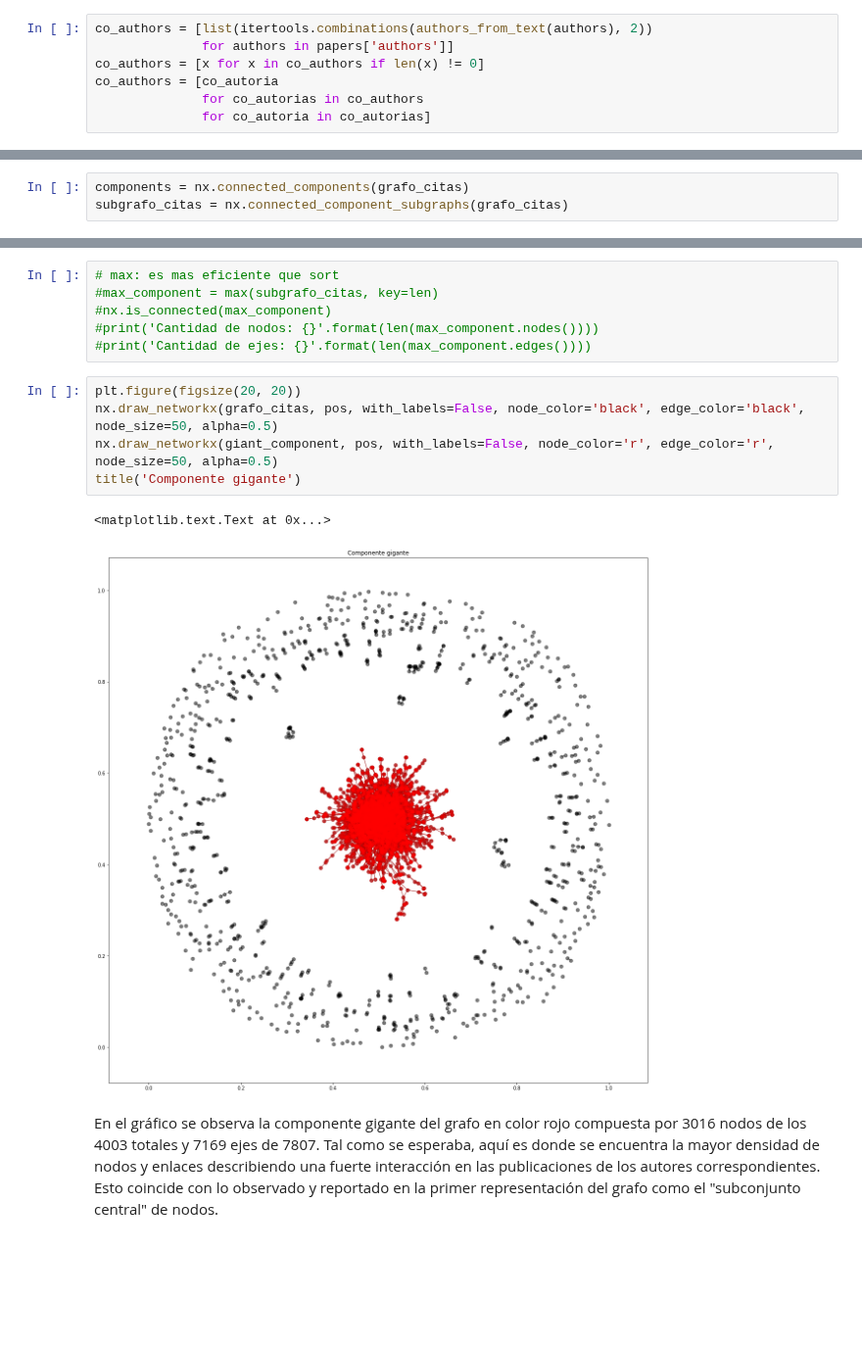
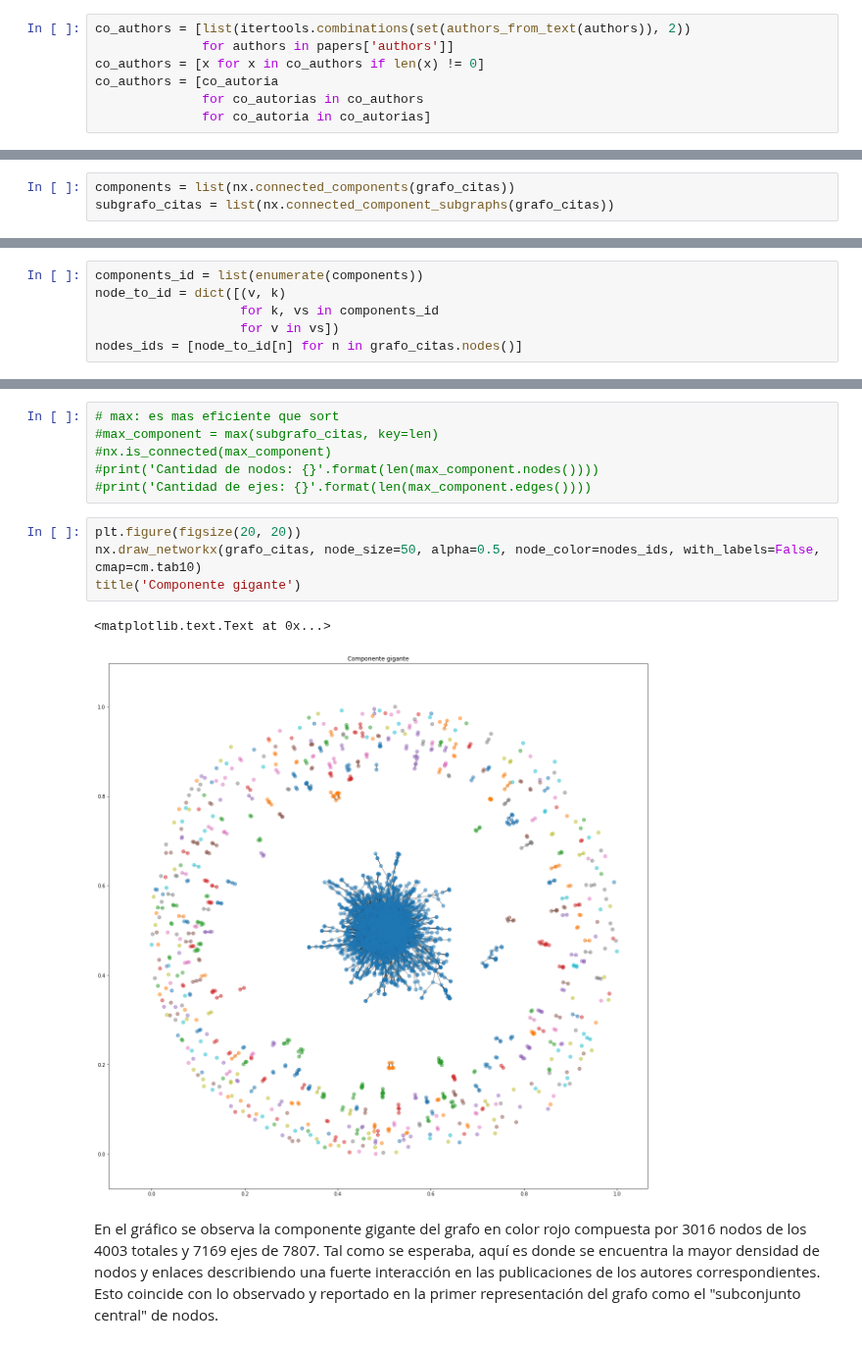
Before and after one commit to m2march/ciencia_datos, a Jupyter notebook: tp4/tp4.ipynb, the cells around one changed output, grey strips where cells are left out. Shown at 98% size. Drawn from its saved outputs; the diff is of its cells as text; blank space fills up the shorter version.

```diff
--- a/tp4/tp4.ipynb
+++ b/tp4/tp4.ipynb
@@ -117,7 +112,7 @@ authors = [author
 # %% [markdown]
 #### Extraemos las coautorías
 # %%
-co_authors = [list(itertools.combinations(authors_from_text(authors), 2))
+co_authors = [list(itertools.combinations(set(authors_from_text(authors)), 2))
               for authors in papers['authors']]
 co_authors = [x for x in co_authors if len(x) != 0]
 co_authors = [co_autoria
@@ -254,8 +246,8 @@ print('Cantidad de componentes conexas: {}'.format(nx.number_connected_component
 # %% [output]
 Cantidad de componentes conexas: 530
 # %%
-components = nx.connected_components(grafo_citas)
-subgrafo_citas = nx.connected_component_subgraphs(grafo_citas)
+components = list(nx.connected_components(grafo_citas))
+subgrafo_citas = list(nx.connected_component_subgraphs(grafo_citas))
 # %% [markdown]
 #### Componente gigante
 
@@ -272,3 +264,9 @@ Cantidad de ejes: 7169
+# %%
+components_id = list(enumerate(components))
+node_to_id = dict([(v, k)
+                   for k, vs in components_id
+                   for v in vs])
+nodes_ids = [node_to_id[n] for n in grafo_citas.nodes()]
 # %%
 nx.is_connected(giant_component)
 # %% [output]
@@ -281,11 +279,10 @@ True
 #print('Cantidad de ejes: {}'.format(len(max_component.edges())))
 # %%
 plt.figure(figsize(20, 20))
-nx.draw_networkx(grafo_citas, pos, with_labels=False, node_color='black', edge_color='black', node_size=50, alpha=0.5)
-nx.draw_networkx(giant_component, pos, with_labels=False, node_color='r', edge_color='r', node_size=50, alpha=0.5)
+nx.draw_networkx(grafo_citas, node_size=50, alpha=0.5, node_color=nodes_ids, with_labels=False, cmap=cm.tab10)
 title('Componente gigante')
 # %% [output]
 <matplotlib.text.Text at 0x...>
-[figure, old version]
+[figure, new version]
 # %% [markdown]
 En el gráfico se observa la componente gigante del grafo en color rojo compuesta por 3016 nodos de los 4003 totales y 7169 ejes de 7807. Tal como se esperaba, aquí es donde se encuentra la mayor densidad de nodos y enlaces describiendo una fuerte interacción en las publicaciones de los autores correspondientes. Esto coincide con lo observado y reportado en la primer representación del grafo como el "subconjunto central" de nodos.
```
Also changed, not shown: parts of 42 cells of this notebook, 1 other file.
